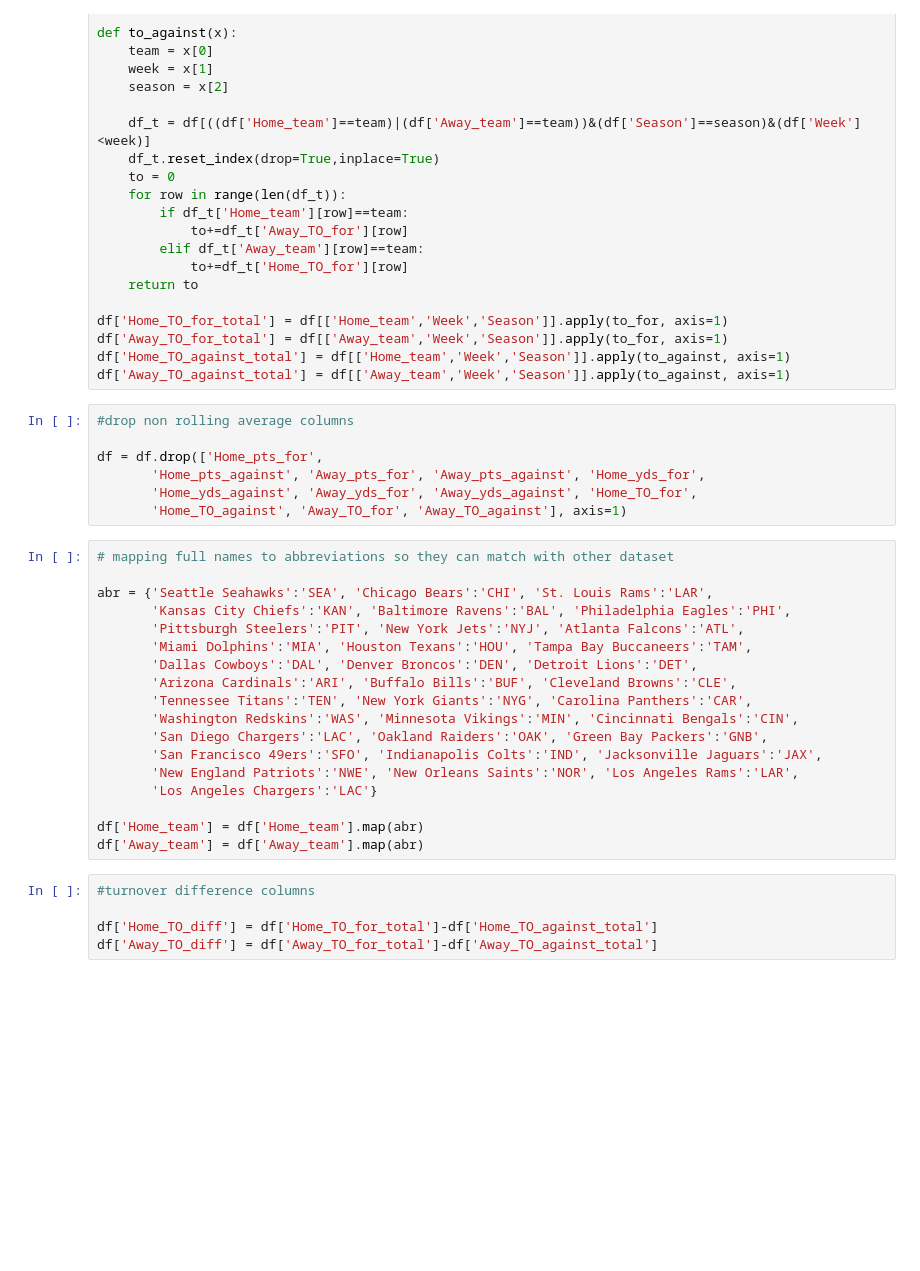
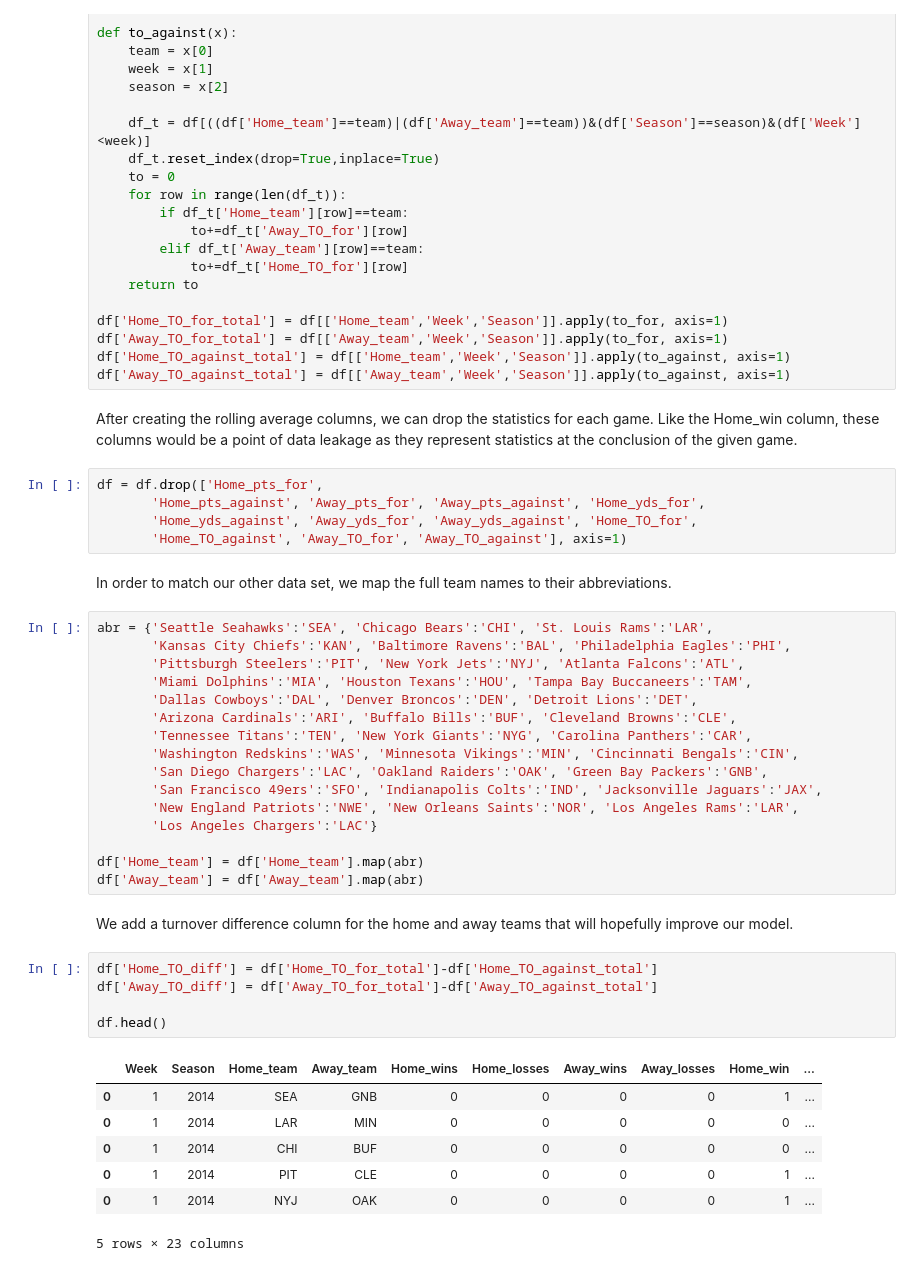
Before and after one commit to cport17/Springboard-Data-Science, a Jupyter notebook: NFL_scrape.ipynb, the cells around one changed output. Drawn from its saved outputs; the diff is of its cells as text; blank space fills up the shorter version.

```diff
--- a/NFL_scrape.ipynb
+++ b/NFL_scrape.ipynb
@@ -291,16 +312,16 @@ df['Home_TO_for_total'] = df[['Home_team','Week','Season']].apply(to_for, axis=1
 df['Away_TO_for_total'] = df[['Away_team','Week','Season']].apply(to_for, axis=1)
 df['Home_TO_against_total'] = df[['Home_team','Week','Season']].apply(to_against, axis=1)
 df['Away_TO_against_total'] = df[['Away_team','Week','Season']].apply(to_against, axis=1)
+# %% [markdown]
+After creating the rolling average columns, we can drop the statistics for each game. Like the Home_win column, these columns would be a point of data leakage as they represent statistics at the conclusion of the given game.
 # %%
-#drop non rolling average columns
-
 df = df.drop(['Home_pts_for',
        'Home_pts_against', 'Away_pts_for', 'Away_pts_against', 'Home_yds_for',
        'Home_yds_against', 'Away_yds_for', 'Away_yds_against', 'Home_TO_for',
        'Home_TO_against', 'Away_TO_for', 'Away_TO_against'], axis=1)
+# %% [markdown]
+In order to match our other data set, we map the full team names to their abbreviations.
 # %%
-# mapping full names to abbreviations so they can match with other dataset
-
 abr = {'Seattle Seahawks':'SEA', 'Chicago Bears':'CHI', 'St. Louis Rams':'LAR',
        'Kansas City Chiefs':'KAN', 'Baltimore Ravens':'BAL', 'Philadelphia Eagles':'PHI',
        'Pittsburgh Steelers':'PIT', 'New York Jets':'NYJ', 'Atlanta Falcons':'ATL',
@@ -316,8 +337,18 @@ abr = {'Seattle Seahawks':'SEA', 'Chicago Bears':'CHI', 'St. Louis Rams':'LAR',
 
 df['Home_team'] = df['Home_team'].map(abr)
 df['Away_team'] = df['Away_team'].map(abr)
+# %% [markdown]
+We add a turnover difference column for the home and away teams that will hopefully improve our model.
 # %%
-#turnover difference columns
-
 df['Home_TO_diff'] = df['Home_TO_for_total']-df['Home_TO_against_total']
 df['Away_TO_diff'] = df['Away_TO_for_total']-df['Away_TO_against_total']
+
+df.head()
+# %% [output]
+|  | Week | Season | Home_team | Away_team | Home_wins | Home_losses | Away_wins | Away_losses | Home_win | ... |
+| 0 | 1 | 2014 | SEA | GNB | 0 | 0 | 0 | 0 | 1 | ... |
+| 0 | 1 | 2014 | LAR | MIN | 0 | 0 | 0 | 0 | 0 | ... |
+| 0 | 1 | 2014 | CHI | BUF | 0 | 0 | 0 | 0 | 0 | ... |
+| 0 | 1 | 2014 | PIT | CLE | 0 | 0 | 0 | 0 | 1 | ... |
+| 0 | 1 | 2014 | NYJ | OAK | 0 | 0 | 0 | 0 | 1 | ... |
+5 rows × 23 columns
```
Also changed, not shown: parts of 23 cells of this notebook, 1 other file.
